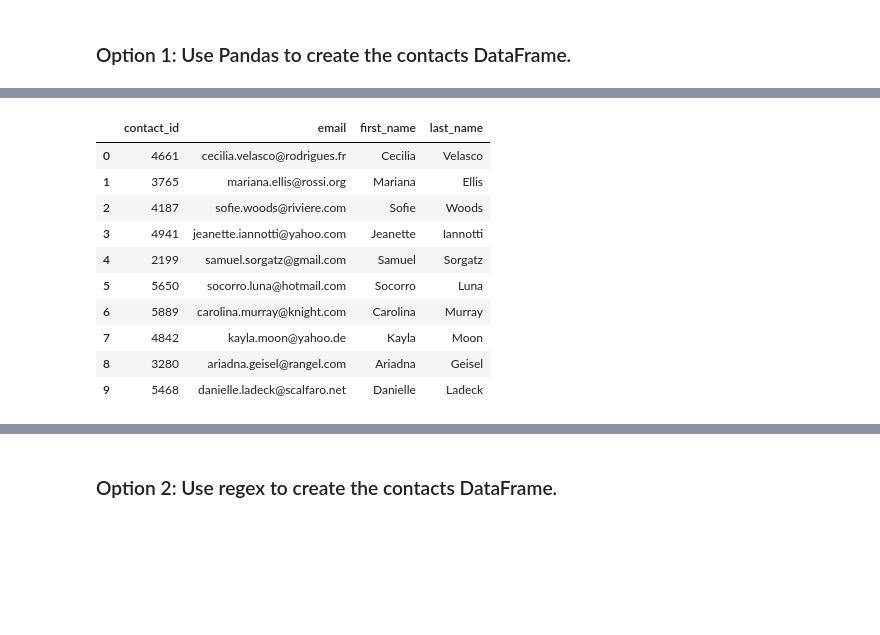
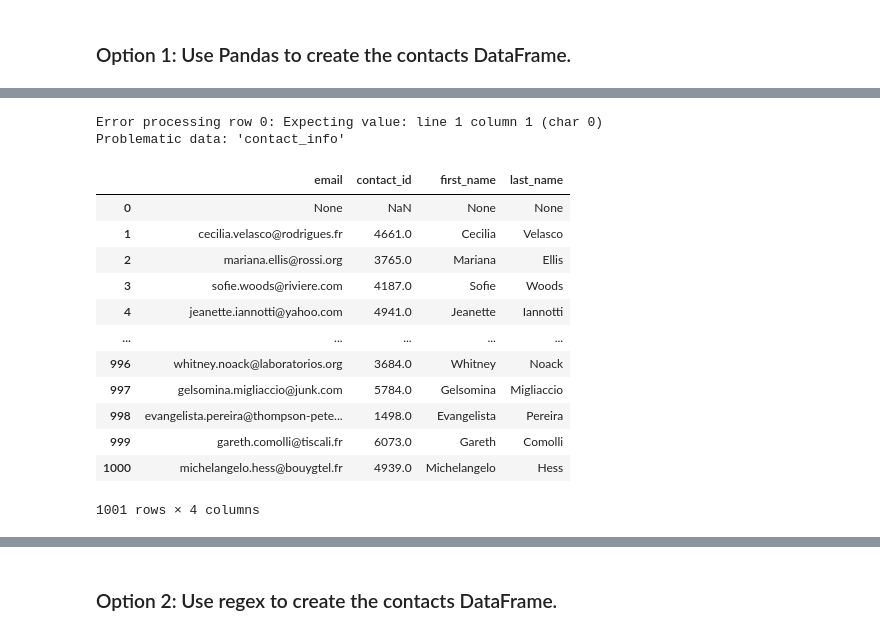
Before and after one commit to ricsalazar810/project-two, a Jupyter notebook: ETL_Mini_Project_Starter_Code.ipynb, the cells around one changed output, grey strips where cells are left out. Saved outputs shown, nothing was run; the diff lists cells and outputs as text; code cells hidden in the pictures; blank space fills up the shorter version.

```diff
--- a/ETL_Mini_Project_Starter_Code.ipynb
+++ b/ETL_Mini_Project_Starter_Code.ipynb
@@ -281,7 +291,7 @@ Then export the DataFrame as a `contacts.csv` CSV file.
 # Iterate through the contact_info_df and convert each row to a dictionary.
 import json
 dict_values = []
-
+dict_values = contact_info_df.to_dict('records')
 
 # Print out the list of values for each row.
 print(dict_values)
@@ -290,3 +300,4 @@ print(dict_values)
 # %%
 # Create a contact_info DataFrame and add each list of values, i.e., each row
 # to the 'contact_id', 'name', 'email' columns.
+contact_info = pd.DataFrame(dict_values)
@@ -313,19 +317,60 @@ memory usage: 23.6+ KB
+# %%
+def process_dataframe(contact_info):
+    values = []
+    column_names = set()  # Using a set to collect unique column names
+
+    for i, row in contact_info.iterrows():
+        data = row[0]
+        try:
+            # Convert each row to a Python dictionary
+            converted_data = json.loads(data)
+
+            # Collect column names
+            column_names.update(converted_data.keys())
+
+            # Get values for this row
+            row_values = [converted_data.get(k, None) for k in column_names]
+            values.append(row_values)
+        except json.JSONDecodeError as e:
+            print(f"Error processing row {i}: {e}")
+            print(f"Problematic data: {repr(data)}")
+            # You might want to handle this error, e.g., skip the row or use a default value
+            values.append([None] * len(column_names))
+
+    # Convert to a list for consistency with column order
+    column_names = list(column_names)
+
+    # Create the final DataFrame
+    contacts_df = pd.DataFrame(values, columns=column_names)
+
+    return contacts_df
+
+# Use the function
+contacts_df = process_dataframe(contact_info)
+# %% [output]
+Error processing row 0: Expecting value: line 1 column 1 (char 0)
+Problematic data: 'contact_info'
 # %%
 # Create a "first"name" and "last_name" column with the first and last names from the "name" column.
-
+contacts_df[['first_name', 'last_name']] = contacts_df['name'].str.split(' ', n=1, expand=True)
+contacts_df
 
 # Drop the contact_name column
+new_contacts_df = contacts_df.drop(["name"], axis=1)
+new_contacts_df
 # %% [output]
-|  | contact_id | email | first_name | last_name |
-| 0 | 4661 | cecilia.velasco@rodrigues.fr | Cecilia | Velasco |
-| 1 | 3765 | mariana.ellis@rossi.org | Mariana | Ellis |
-| 2 | 4187 | sofie.woods@riviere.com | Sofie | Woods |
-| 3 | 4941 | jeanette.iannotti@yahoo.com | Jeanette | Iannotti |
-| 4 | 2199 | samuel.sorgatz@gmail.com | Samuel | Sorgatz |
-| 5 | 5650 | socorro.luna@hotmail.com | Socorro | Luna |
-| 6 | 5889 | carolina.murray@knight.com | Carolina | Murray |
-| 7 | 4842 | kayla.moon@yahoo.de | Kayla | Moon |
-| 8 | 3280 | ariadna.geisel@rangel.com | Ariadna | Geisel |
-| 9 | 5468 | danielle.ladeck@scalfaro.net | Danielle | Ladeck |
+|  | email | contact_id | first_name | last_name |
+| 0 | None | NaN | None | None |
+| 1 | cecilia.velasco@rodrigues.fr | 4661.0 | Cecilia | Velasco |
+| 2 | mariana.ellis@rossi.org | 3765.0 | Mariana | Ellis |
+| 3 | sofie.woods@riviere.com | 4187.0 | Sofie | Woods |
+| 4 | jeanette.iannotti@yahoo.com | 4941.0 | Jeanette | Iannotti |
+| ... | ... | ... | ... | ... |
+| 996 | whitney.noack@laboratorios.org | 3684.0 | Whitney | Noack |
+| 997 | gelsomina.migliaccio@junk.com | 5784.0 | Gelsomina | Migliaccio |
+| 998 | evangelista.pereira@thompson-pete... | 1498.0 | Evangelista | Pereira |
+| 999 | gareth.comolli@tiscali.fr | 6073.0 | Gareth | Comolli |
+| 1000 | michelangelo.hess@bouygtel.fr | 4939.0 | Michelangelo | Hess |
+1001 rows × 4 columns
 # %%
 # Reorder the columns
```
Also changed, not shown: parts of 7 cells of this notebook.
